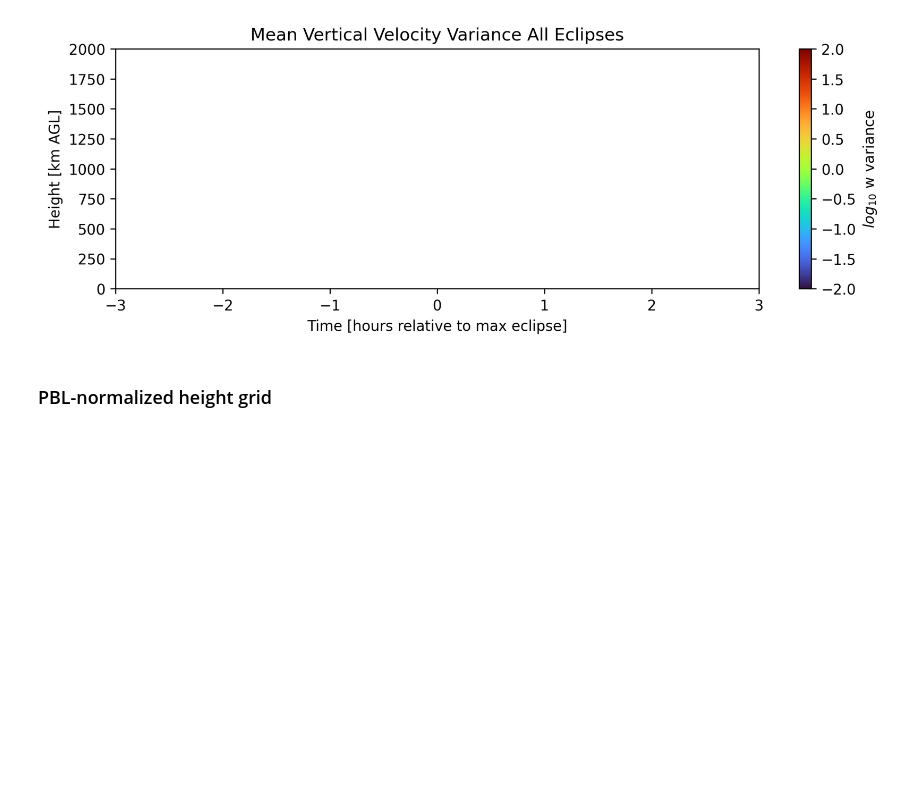
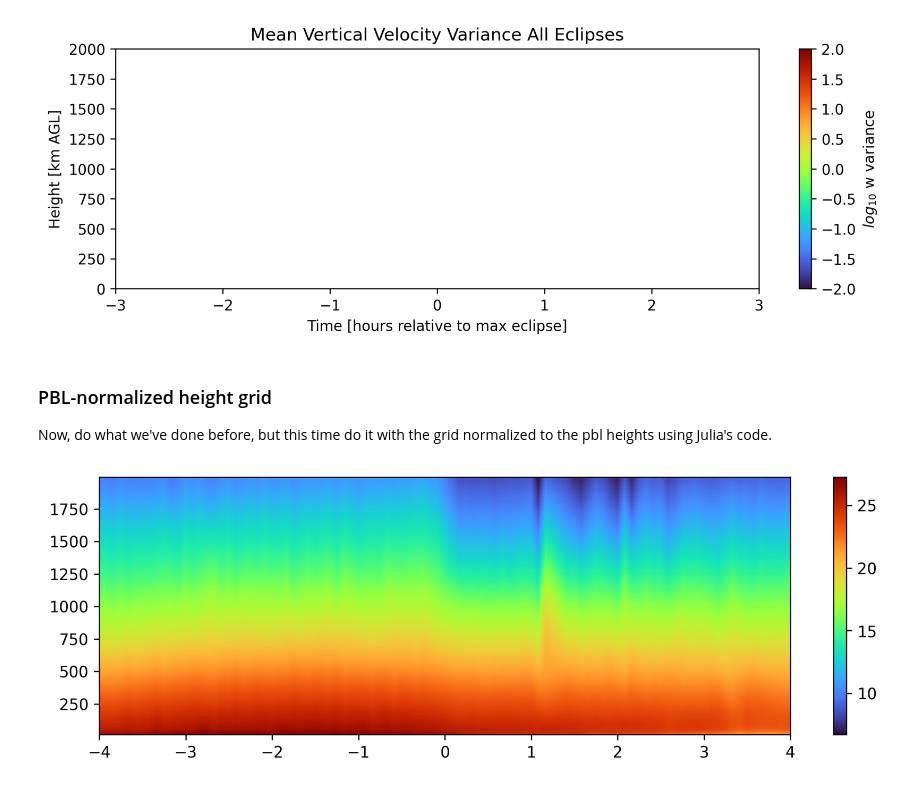
Before and after one commit to wagnertim/eclipse, a Jupyter notebook: combined_tropeoe_plus_dl.ipynb, the cells around one changed output. Drawn from its saved outputs; the diff is of its cells as text; code cells hidden in the pictures; blank space fills up the shorter version.

Commit message:
Still working on getting TROPoe added, but closer.

```diff
--- a/combined_tropeoe_plus_dl.ipynb
+++ b/combined_tropeoe_plus_dl.ipynb
@@ -93,7 +93,7 @@ def readTROPoe(f):
 
         unixTime = ds['base_time'][:] + ds['time_offset'][:]
         time = ds['hour'][:] # Hours UTC
-        height = ds['range'][:]
+        height = ds['height'][:]*1000
         temp = ds['temperature'][:]
         wv = ds['waterVapor'][:]
         theta = ds['theta'][:]
@@ -142,7 +142,7 @@ def collectDL(eFacility, eSite, eDate):
 
 def collectTROPoe(eFacility, eSite, eDate):
 
-    for file in sorted(glob.iglob(tropOEpath + '/' + eFacility+ '*' + eSite + '*' + str(eDate) + '*.cdf')):
+    for file in sorted(glob.iglob(tropOEpath + '/' + eFacility + '*' + eSite + '*' + str(eDate) + '*.nc')):
 
         aeri=readTROPoe(file)
 
@@ -326,3 +326,58 @@ plt.show()
 [figure]
 # %% [markdown]
 ### PBL-normalized height grid
+
+Now, do what we've done before, but this time do it with the grid normalized to the pbl heights using Julia's code.
+# %%
+ctr = 0
+
+for g in np.arange(len(eclipseSites)):
+
+    for h in np.arange(len(eclipseDates)):
+
+        try:
+
+            dl = collectDL(eclipseFacilities[g], eclipseSites[g], eclipseDates[h])
+            aeri = collectTROPoe(eclipseFacilities[g], eclipseSites[g], eclipseDates[h])
+
+            if eclipseTimes[h]<3:
+
+                dl0 = collectDL(eclipseFacilities[g], eclipseSites[g], eclipseDates[h])
+
+                dl.unixTime = np.concatenate((dl0.unixTime, dl.unixTime))
+                dl.time = np.concatenate((dl0.time-24, dl.time))
+                dl.w = np.concatenate((dl0.w, dl.w))
+                dl.intensity = np.concatenate((dl0.intensity, dl.intensity))
+                dl.back = np.concatenate((dl0.back, dl.back))
+
+                aeri0 = collectTROPoe(eclipseFacilities[g], eclipseSites[g], eclipseDates[h])
+
+                aeri.time = np.concatenate((aeri0.time-24, aeri.time))
+                aeri.height= np.concatenate((aeri0.height, aeri.height))
+                aeri.temp= np.concatenate((aeri0.temp, aeri.temp))
+                aeri.wv= np.concatenate((aeri0.wv, aeri.wv))
+                aeri.theta= np.concatenate((aeri0.theta, aeri.theta))
+                aeri.sigma_t= np.concatenate((aeri0.sigma_t, aeri.sigma_t))
+
+
+
+            dl.time = dl.time - eclipseTimes[h]
+
+
+        except Exception as e:
+
+            ctr = ctr+1
+            continue
+
+        interpFunc = interp.RectBivariateSpline(aeri.time, aeri.height[0:53], aeri.temp[:,0:53],kx=1, ky=1)
+        tempNew = interpFunc(timeNew, heightNew)
+        totalStartIdx = findNearest(timeNew, -3)
+        totalEndIdx = findNearest(timeNew, 3)
+
+
+        plt.figure(figsize=(10, 3), dpi=300)
+        plt.pcolormesh(timeNew, heightNew, np.transpose(tempNew),cmap = 'turbo', shading = 'gouraud')
+        cbar = plt.colorbar()
+        plt.show()
+# %% [output]
+[figure, added]
```
